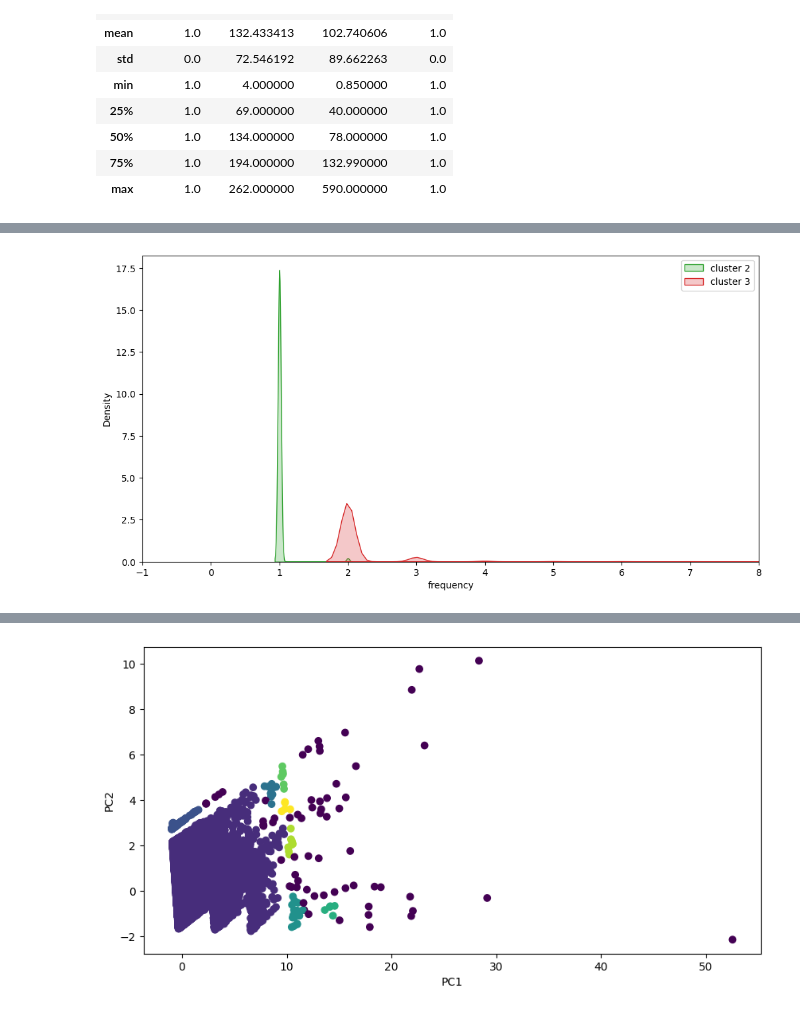
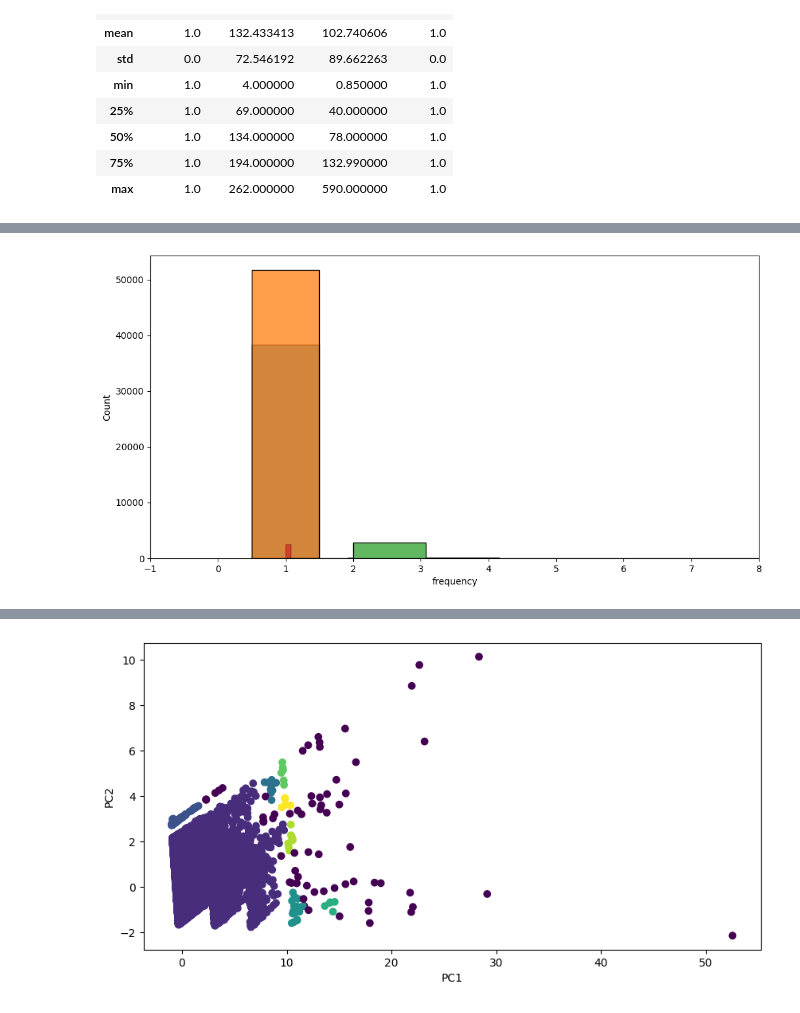
Before and after one commit to ThomasMeb/Projet_4, a Jupyter notebook: Mebarki_Thomas_notebook_essais_022023.ipynb, the cells around one changed output, grey strips where cells are left out. Saved outputs shown, nothing was run; the diff lists cells and outputs as text; code cells hidden in the pictures.

```diff
--- a/Mebarki_Thomas_notebook_essais_022023.ipynb
+++ b/Mebarki_Thomas_notebook_essais_022023.ipynb
@@ -151,15 +152,14 @@ data_cluster_3.describe()
 # %%
 # Plot the distribution of frequency for each cluster
 fig, ax = plt.subplots(1,1,figsize=(12,6))
-sns.kdeplot(data_cluster_0['frequency'], shade=True, label='cluster 0')
-sns.kdeplot(data_cluster_1['frequency'], shade=True, label='cluster 1')
-sns.kdeplot(data_cluster_2['frequency'], shade=True, label='cluster 2')
-sns.kdeplot(data_cluster_3['frequency'], shade=True, label='cluster 3')
-plt.legend()
+sns.histplot(data_cluster_0['frequency'], label='cluster 0')
+sns.histplot(data_cluster_1['frequency'], label='cluster 1')
+sns.histplot(data_cluster_2['frequency'], label='cluster 2')
+sns.histplot(data_cluster_3['frequency'], label='cluster 3')
 plt.xlim(-1, 8)
 plt.show()
 # %% [output]
-[figure, old version]
+[figure, new version]
 # %%
 # Plot the distribution of recency for each cluster
 plt.figure(figsize=(10,5))
```
Also changed, not shown: parts of 18 cells of this notebook, 1 other file.
